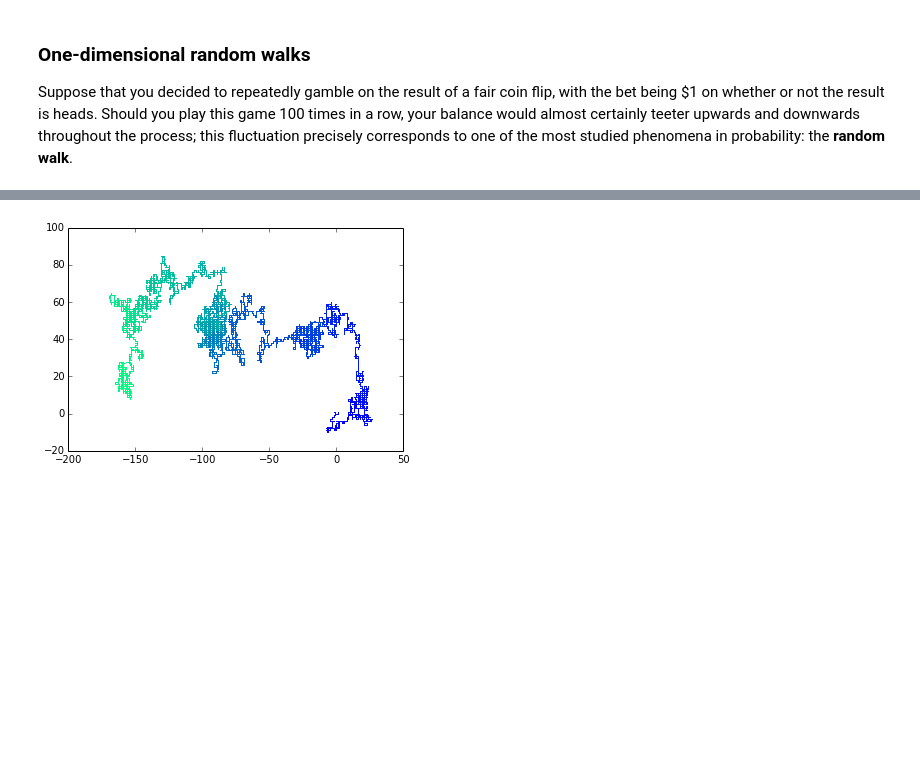
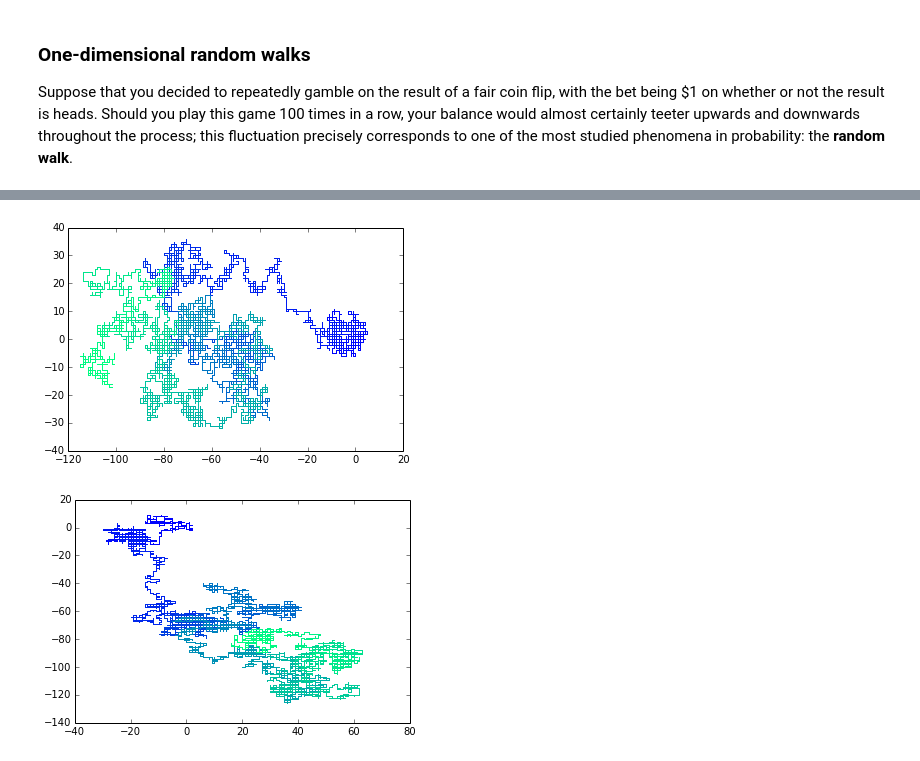
Before and after one commit to poulson/MitRW, a Jupyter notebook: Notebook04-RandomWalks.ipynb, the cells around one changed output, grey strips where cells are left out. Saved outputs shown, nothing was run; the diff lists cells and outputs as text; code cells hidden in the pictures; blank space fills up the shorter version.

```diff
--- a/Notebook04-RandomWalks.ipynb
+++ b/Notebook04-RandomWalks.ipynb
@@ -73,11 +80,22 @@ def randomWalk2DResult(numSteps):
         elif flip == 2: xPos -= 1 # walk left
         else:           yPos -= 1 # walk down
     return xPos, yPos
+# %%
+cm = plt.get_cmap('winter')
+
+numSteps=10000
+xPositions, yPositions = randomWalk2D(numSteps)
+
+fig = plt.figure()
+ax = fig.add_subplot(111)
+ax.set_color_cycle([cm(1.*i/(numSteps-1)) for i in xrange(numSteps-1)])
+for j in xrange(numSteps-1):
+    plt.plot(xPositions[j:j+2],yPositions[j:j+2])
+# %% [output]
+[figure, added]
 # %%
 numSteps=10000
 xPositions, yPositions = randomWalk2D(numSteps)
-
-cm = plt.get_cmap('winter')
 
 fig = plt.figure()
 ax = fig.add_subplot(111)
@@ -85,7 +103,7 @@ ax.set_color_cycle([cm(1.*i/(numSteps-1)) for i in xrange(numSteps-1)])
 for j in xrange(numSteps-1):
     plt.plot(xPositions[j:j+2],yPositions[j:j+2])
 # %% [output]
-[figure, old version]
+[figure, new version]
 # %%
 # Return the entire trajectory from randomly walking in one of six
 # directions for a given number of steps
```
Also changed, not shown: parts of 5 cells of this notebook, 1 other file.
